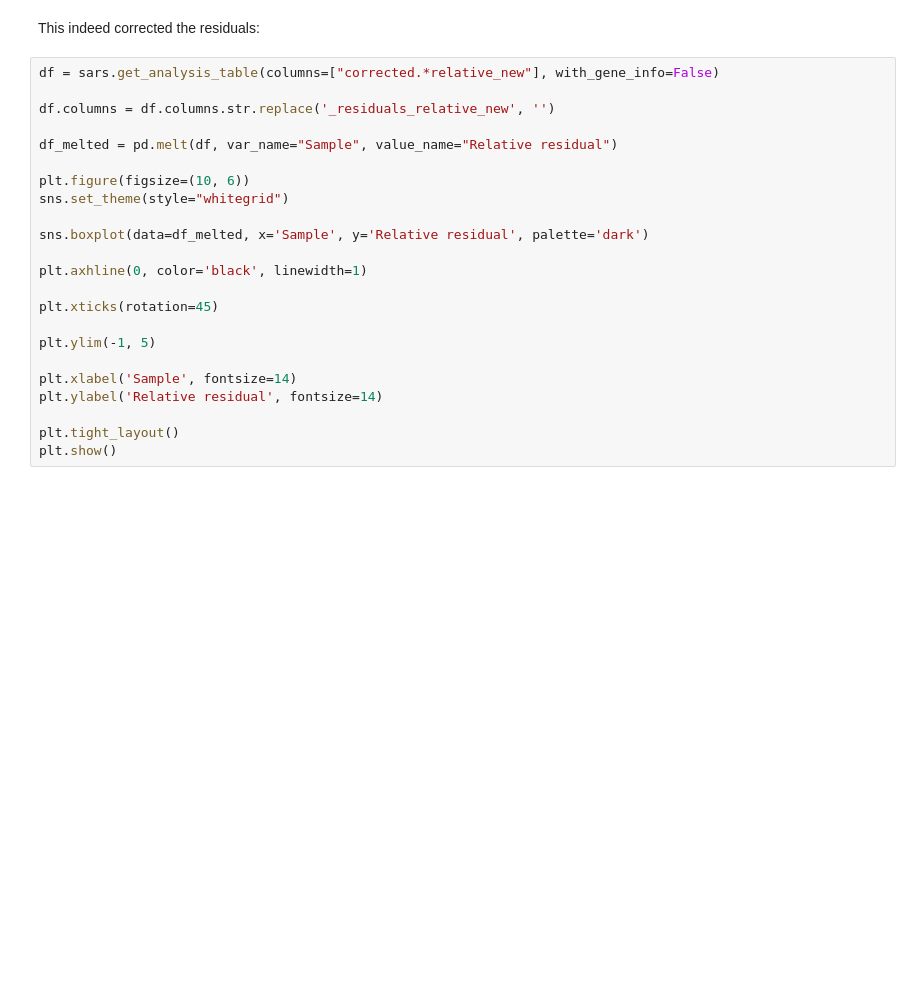
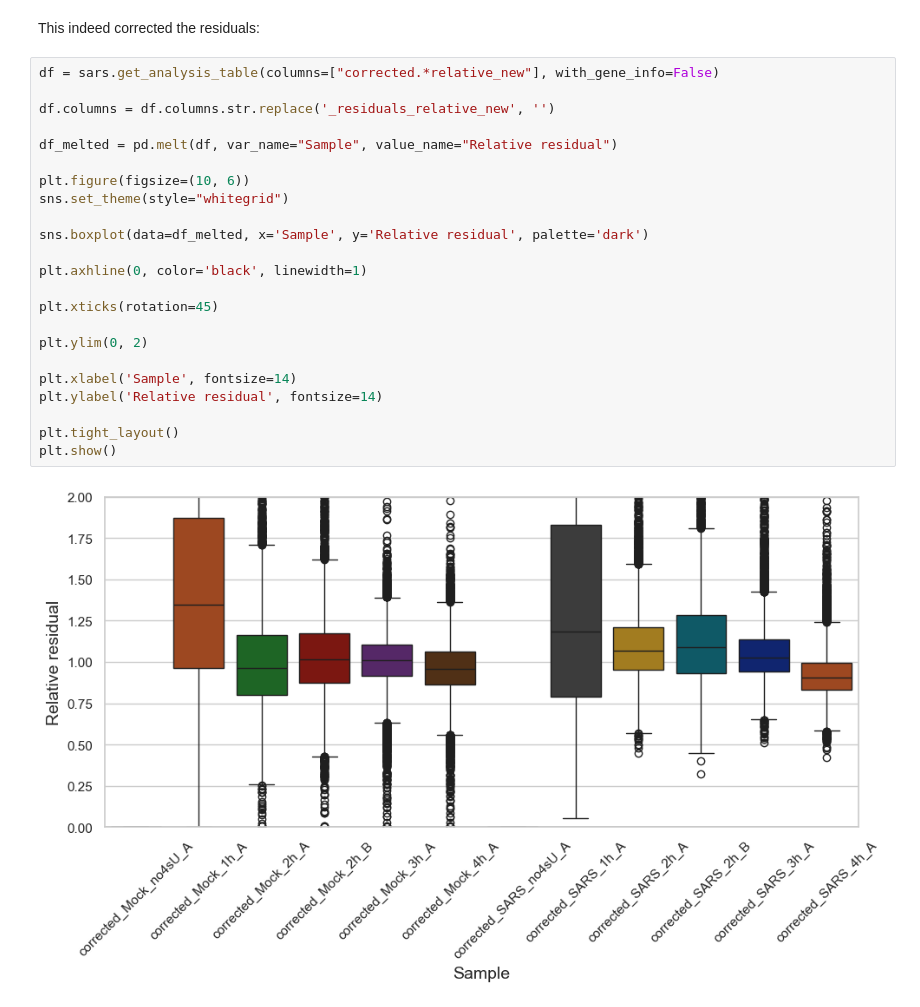
Before and after one commit to maus2310/GrandPy, a Jupyter notebook: docs/notebooks/notebook_02_kinetic_modeling(progressive_labeling_time_courses).ipynb, the cells around one changed output. Saved outputs shown, nothing was run; the diff lists cells and outputs as text; blank space fills up the shorter version.

```diff
--- a/docs/notebooks/notebook_02_kinetic_modeling(progressive_labeling_time_courses).ipynb
+++ b/docs/notebooks/notebook_02_kinetic_modeling(progressive_labeling_time_courses).ipynb
@@ -224,23 +251,25 @@ This indeed corrected the residuals:
 # %%
 df = sars.get_analysis_table(columns=["corrected.*relative_new"], with_gene_info=False)
 
 df.columns = df.columns.str.replace('_residuals_relative_new', '')
 
 df_melted = pd.melt(df, var_name="Sample", value_name="Relative residual")
 
 plt.figure(figsize=(10, 6))
 sns.set_theme(style="whitegrid")
 
 sns.boxplot(data=df_melted, x='Sample', y='Relative residual', palette='dark')
 
 plt.axhline(0, color='black', linewidth=1)
 
 plt.xticks(rotation=45)
 
-plt.ylim(-1, 5)
+plt.ylim(0, 2)
 
 plt.xlabel('Sample', fontsize=14)
 plt.ylabel('Relative residual', fontsize=14)
 
 plt.tight_layout()
 plt.show()
+# %% [output]
+[figure, added]
```
Also changed, not shown: parts of 13 cells of this notebook, 3 other files.
